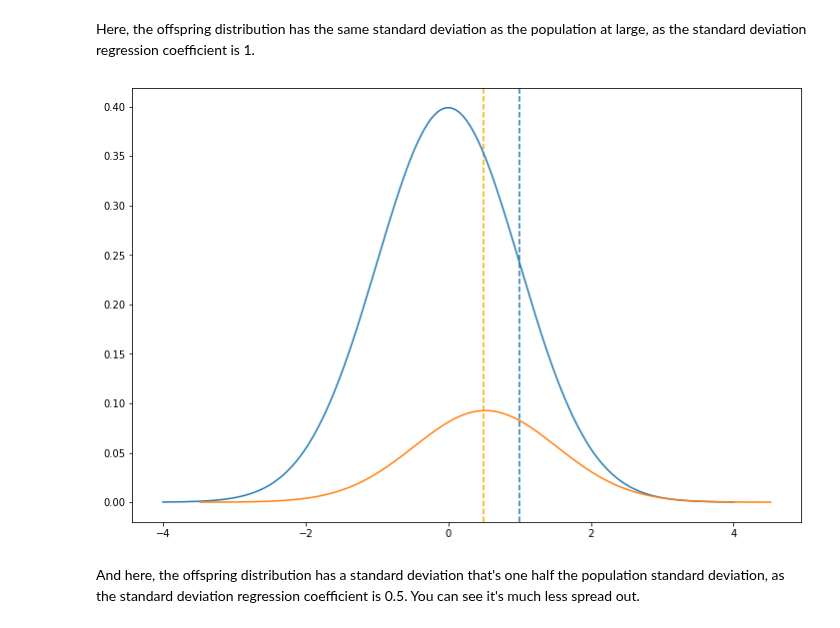
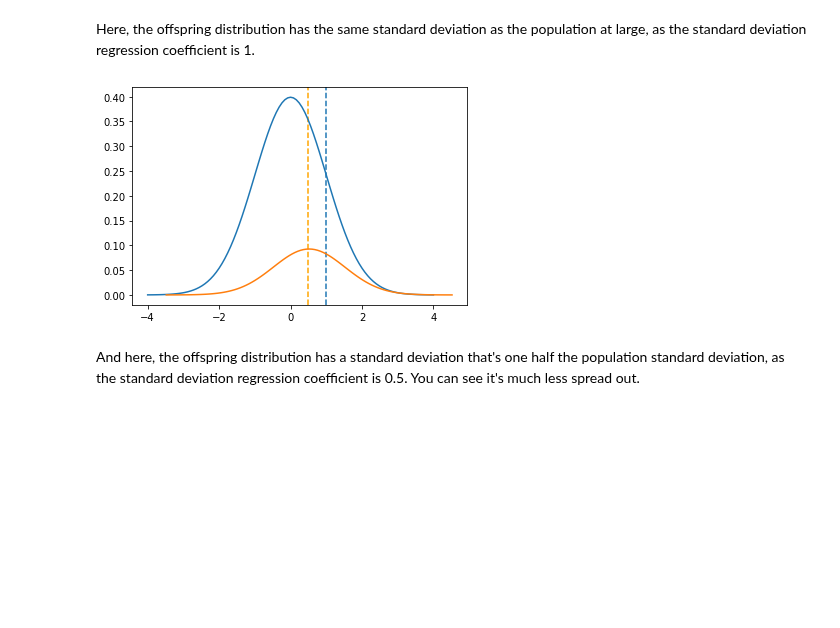
Before and after one commit to jessebmurray/polygenic, a Jupyter notebook: tree_project_explainer.ipynb, the cells around one changed output. Saved outputs shown, nothing was run; the diff lists cells and outputs as text; code cells hidden in the pictures; blank space fills up the shorter version.

```diff
--- a/tree_project_explainer.ipynb
+++ b/tree_project_explainer.ipynb
@@ -192,13 +201,13 @@ single_offspring_distribution3 = tree.one_offspring_distribution(parent_distribu
 # %% [markdown]
 Here, the offspring distribution has the same standard deviation as the population at large, as the standard deviation regression coefficient is 1.
 # %%
-plt.figure(figsize=fig_size)
+# plt.figure(figsize=fig_size)
 plt.axvline(x=1, linestyle='--')
 plt.axvline(x=0.5, color='orange', linestyle='--')
-tree.plot_distribution(parent_distribution)
+tree.plot_distribution(parent_distribution_dem)
 tree.plot_distribution(single_offspring_distribution3)
 # %% [output]
-[figure, old version]
+[figure, new version]
 # %%
 single_offspring_distribution4 = tree.one_offspring_distribution(parent_distribution_dem, parent_index, 0.5, 0.5)
 # %% [markdown]
```
Also changed, not shown: parts of 18 cells of this notebook.
